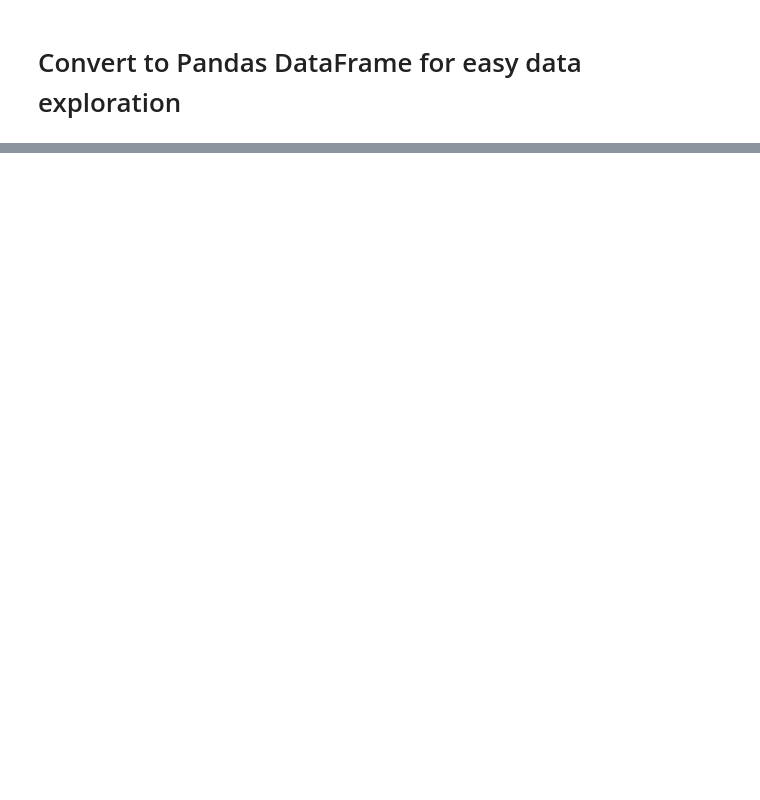
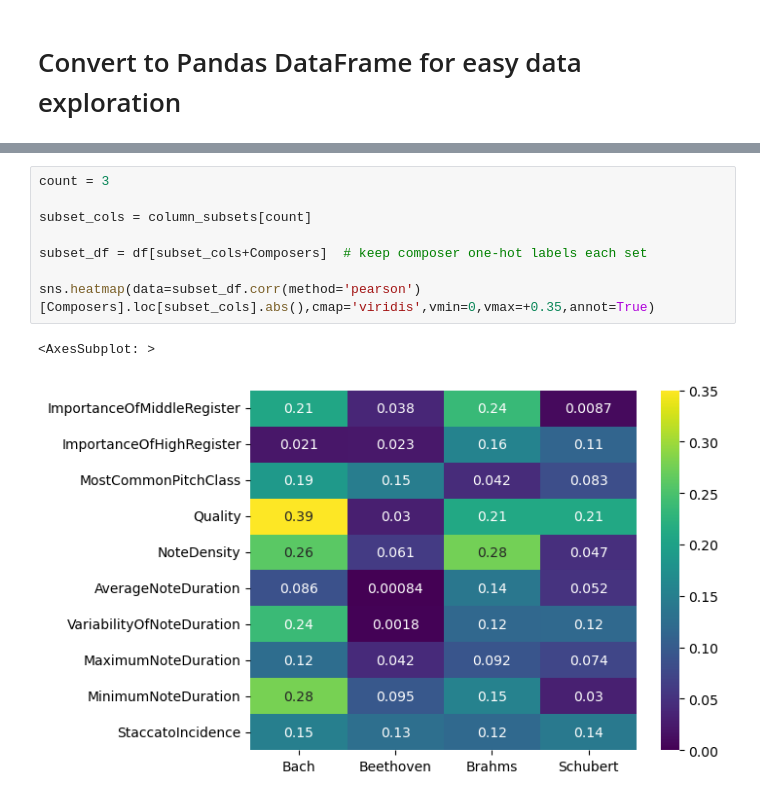
Before and after one commit to carlm451/Music-Composre-Classification-SVM-Model-, a Jupyter notebook: Feature Exploration and Selection .ipynb, the cells around one changed output, grey strips where cells are left out. Cells and saved outputs as stored; diff of their text form; blank space fills up the shorter version.

```diff
--- a/Feature Exploration and Selection .ipynb
+++ b/Feature Exploration and Selection .ipynb
@@ -43,0 +166,11 @@ import music21.features as features
+# %%
+count = 3
+
+subset_cols = column_subsets[count]
+
+subset_df = df[subset_cols+Composers]  # keep composer one-hot labels each set
+
+sns.heatmap(data=subset_df.corr(method='pearson')[Composers].loc[subset_cols].abs(),cmap='viridis',vmin=0,vmax=+0.35,annot=True)
+# %% [output]
+<AxesSubplot: >
+[figure, added]
```
Also changed, not shown: parts of 31 cells of this notebook.
